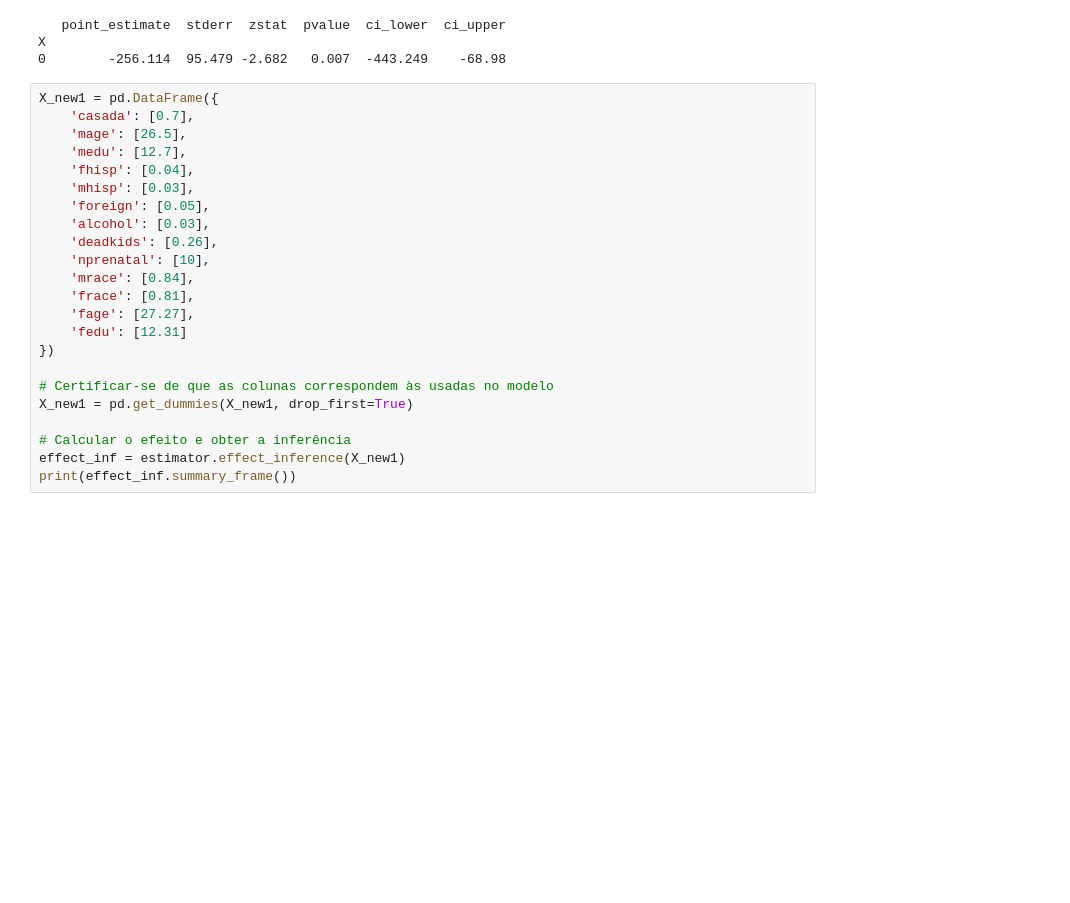
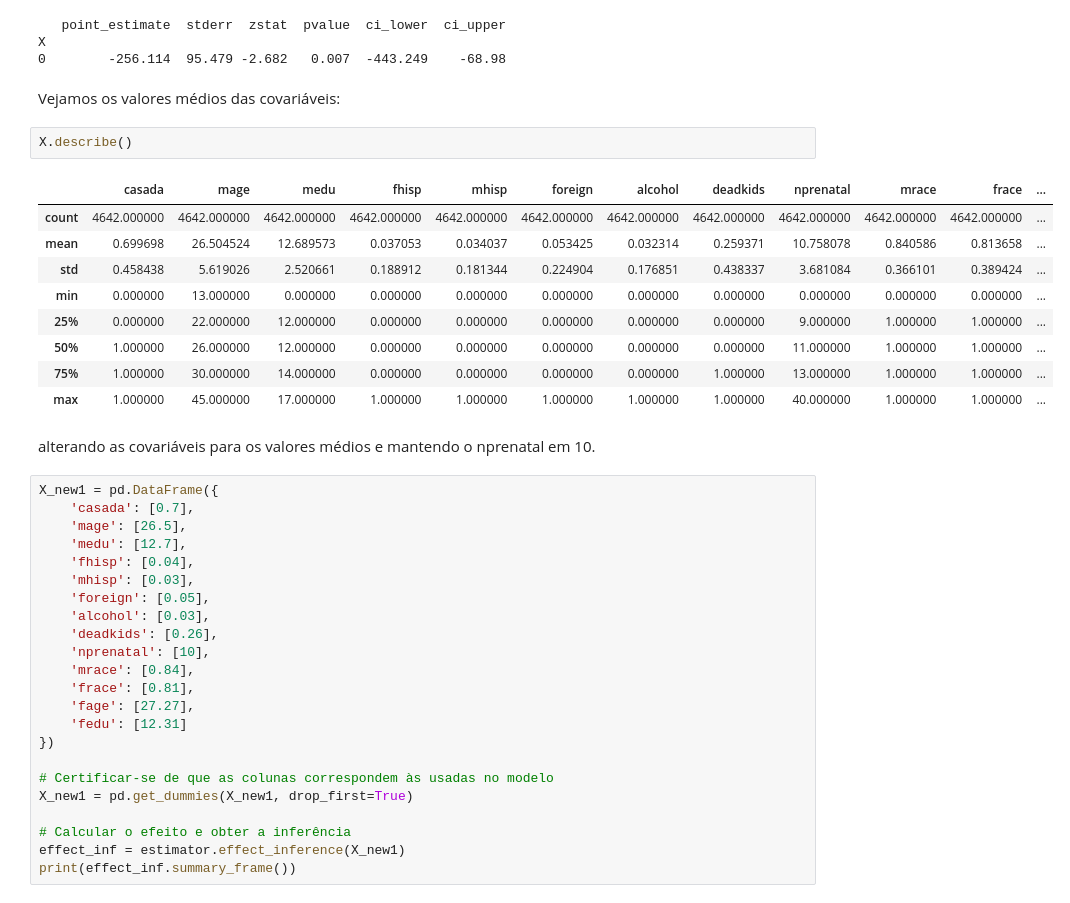
Before and after one commit to Daniel-Uhr/Microeconometrics_Notes, a Jupyter notebook: 13-Ortog_DML_Cate.ipynb, the cells around one changed output. Saved outputs shown, nothing was run; the diff lists cells and outputs as text; blank space fills up the shorter version.

```diff
--- a/13-Ortog_DML_Cate.ipynb
+++ b/13-Ortog_DML_Cate.ipynb
@@ -894,6 +913,22 @@ print(effect_inf.summary_frame())
    point_estimate  stderr  zstat  pvalue  ci_lower  ci_upper
 X
 0        -256.114  95.479 -2.682   0.007  -443.249    -68.98
+# %% [markdown]
+Vejamos os valores médios das covariáveis:
+# %%
+X.describe()
+# %% [output]
+|  | casada | mage | medu | fhisp | mhisp | foreign | alcohol | deadkids | nprenatal | mrace | frace | ... |
+| count | 4642.000000 | 4642.000000 | 4642.000000 | 4642.000000 | 4642.000000 | 4642.000000 | 4642.000000 | 4642.000000 | 4642.000000 | 4642.000000 | 4642.000000 | ... |
+| mean | 0.699698 | 26.504524 | 12.689573 | 0.037053 | 0.034037 | 0.053425 | 0.032314 | 0.259371 | 10.758078 | 0.840586 | 0.813658 | ... |
+| std | 0.458438 | 5.619026 | 2.520661 | 0.188912 | 0.181344 | 0.224904 | 0.176851 | 0.438337 | 3.681084 | 0.366101 | 0.389424 | ... |
+| min | 0.000000 | 13.000000 | 0.000000 | 0.000000 | 0.000000 | 0.000000 | 0.000000 | 0.000000 | 0.000000 | 0.000000 | 0.000000 | ... |
+| 25% | 0.000000 | 22.000000 | 12.000000 | 0.000000 | 0.000000 | 0.000000 | 0.000000 | 0.000000 | 9.000000 | 1.000000 | 1.000000 | ... |
+| 50% | 1.000000 | 26.000000 | 12.000000 | 0.000000 | 0.000000 | 0.000000 | 0.000000 | 0.000000 | 11.000000 | 1.000000 | 1.000000 | ... |
+| 75% | 1.000000 | 30.000000 | 14.000000 | 0.000000 | 0.000000 | 0.000000 | 0.000000 | 1.000000 | 13.000000 | 1.000000 | 1.000000 | ... |
+| max | 1.000000 | 45.000000 | 17.000000 | 1.000000 | 1.000000 | 1.000000 | 1.000000 | 1.000000 | 40.000000 | 1.000000 | 1.000000 | ... |
+# %% [markdown]
+alterando as covariáveis para os valores médios e mantendo o nprenatal em 10.
 # %%
 X_new1 = pd.DataFrame({
     'casada': [0.7],
```
Also changed, not shown: parts of 36 cells of this notebook.
